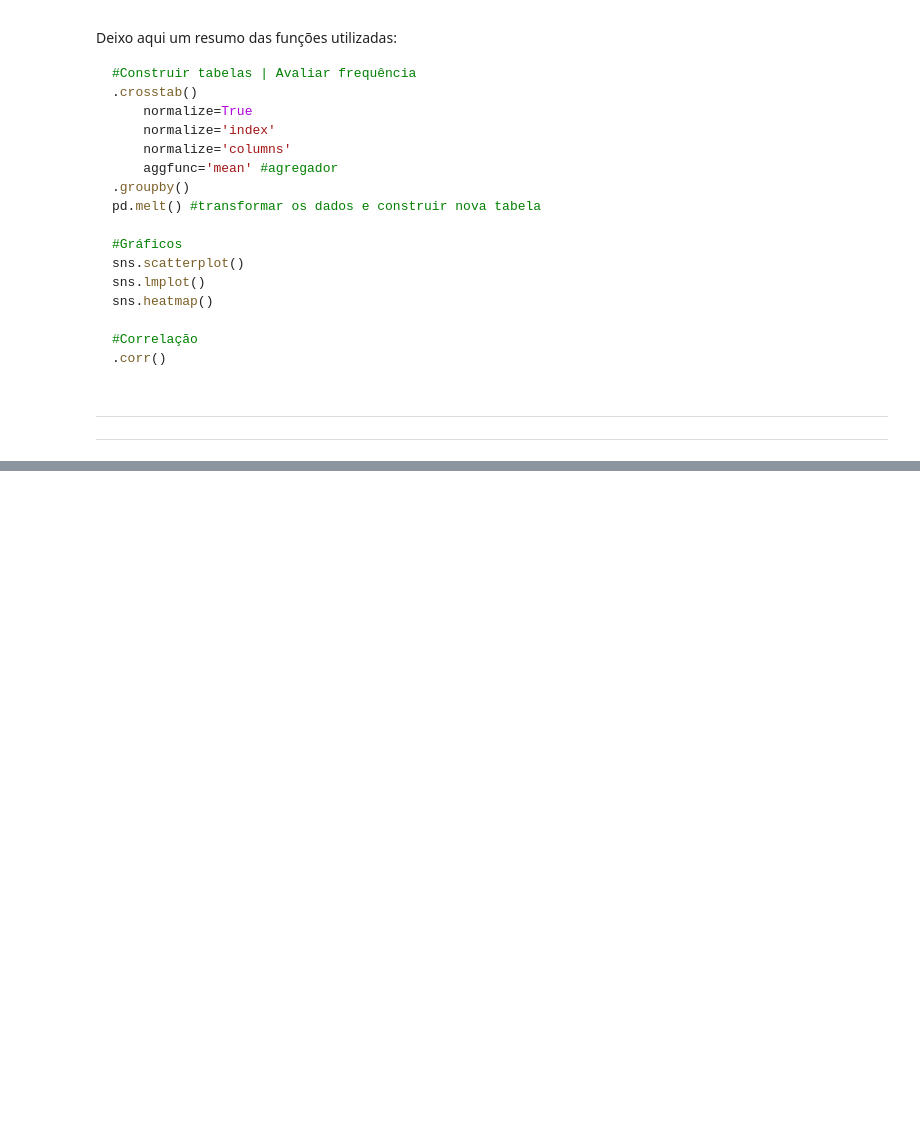
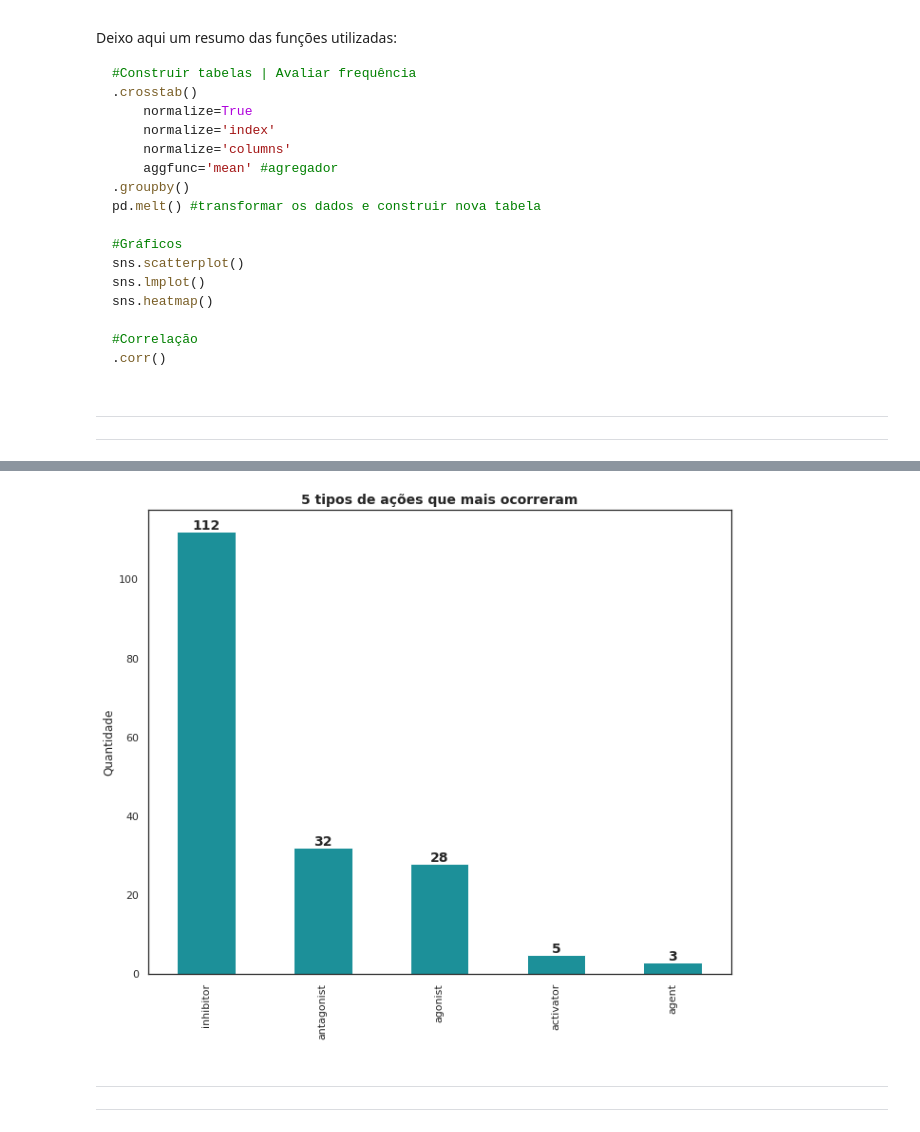
Before and after one commit to CarolineOlive/Imersao-Dados-2021, a Jupyter notebook: Imersao_dados_3_2021.ipynb, the cells around one changed output, grey strips where cells are left out. Cells and saved outputs as stored; diff of their text form; code cells hidden in the pictures; blank space fills up the shorter version.

```diff
--- a/Imersao_dados_3_2021.ipynb
+++ b/Imersao_dados_3_2021.ipynb
@@ -1052,0 +1069,4 @@ sns.heatmap()
+# %%
+#Importando os dados de resultados
+dados_resultados = pd.read_csv('/content/drive/MyDrive/Imersão dados 3/imersaodados3-main/dados/dados_resultados.csv')
+dados_resultados.head()
@@ -1052,0 +1144,4 @@ sns.heatmap()
+# %%
+#usando a função split para remover toda a parte dos nomes separada por underscore, deixando apenas a ultima palavra
+contagem_acao = dados_resultados.columns.drop(['id']).str.split('_').str[-1].value_counts()
+contagem_acao
@@ -1052,0 +1166,22 @@ sns.heatmap()
+# %%
+#Plotando os top 5
+plt.figure(figsize=(11,9))
+ax = contagem_acao[:5].plot.bar(color='#1c9099')
+ax.set_title('5 tipos de ações que mais ocorreram', fontsize=14, fontweight="bold")
+ax.set_xlabel('')
+ax.set_ylabel('Quantidade')
+
+for indice, p in enumerate(ax.patches):
+  ax.text(x=indice, y=p.get_height()+.5, s=str(p.get_height()), ha='center', fontsize=14, fontweight="bold")
+
+plt.show()
+# %% [output]
+[figure, added]
+# %% [markdown]
+
+
+---
+
+
+
+---
```
Also changed, not shown: parts of 91 cells of this notebook.
